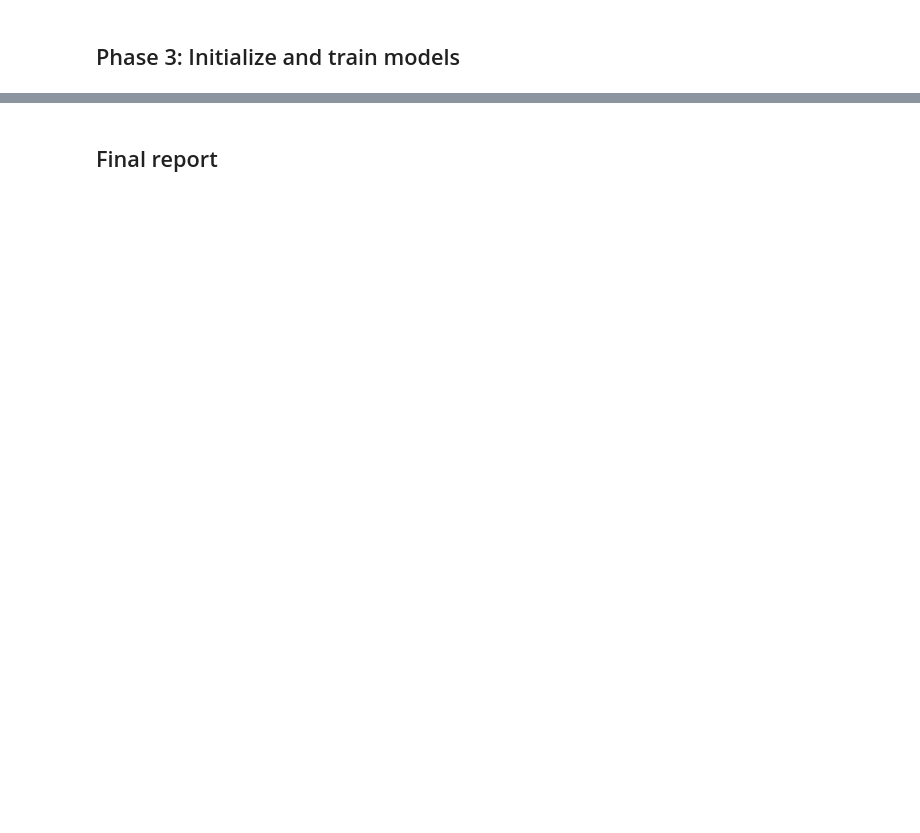
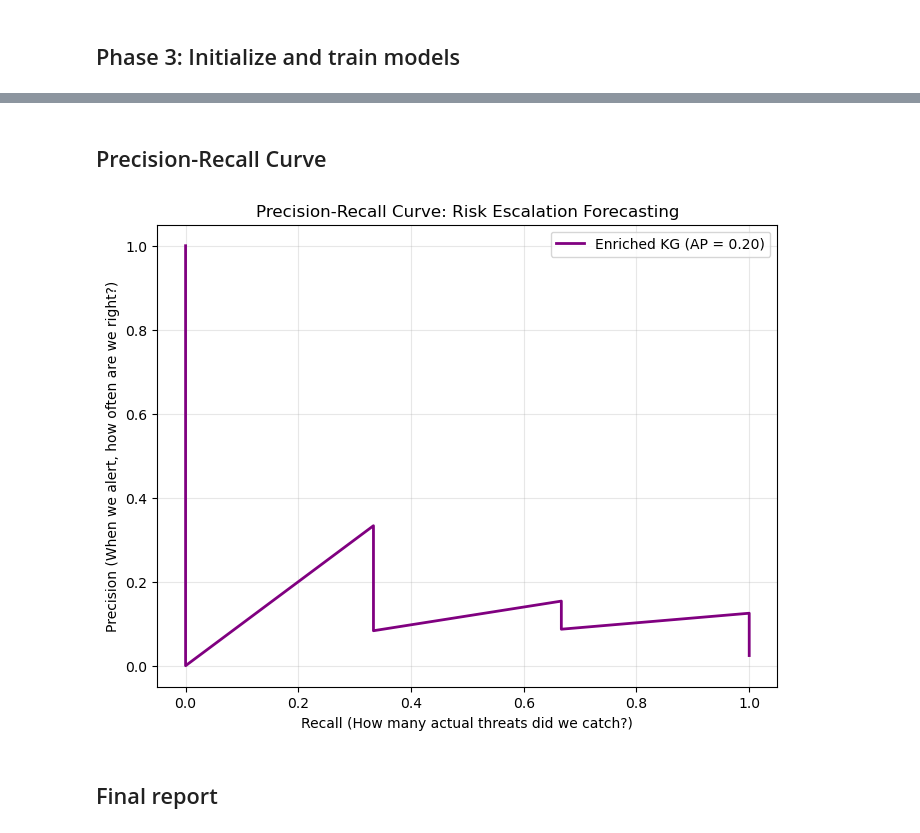
Before and after one commit to mdyagual/sna-for-oms-project, a Jupyter notebook: notebooks/risk_prediction_overview.ipynb, the cells around one changed output, grey strips where cells are left out. Cells and saved outputs as stored; diff of their text form; code cells hidden in the pictures; blank space fills up the shorter version.

```diff
--- a/notebooks/risk_prediction_overview.ipynb
+++ b/notebooks/risk_prediction_overview.ipynb
@@ -116,3 +194,33 @@ Enriched KG  -> AUC: 0.917 | Recall: 0.000
+# %% [markdown]
+## Precision-Recall Curve
+# %%
+from sklearn.metrics import precision_recall_curve, average_precision_score
+import matplotlib.pyplot as plt
+
+# 1. Calculate Precision, Recall, and Average Precision (AP) scores
+# Note: The PR curve inherently uses the raw probabilities (preds_e)
+precision, recall, thresholds_pr = precision_recall_curve(y_true_e_sna, preds_e_sna)
+ap_score = average_precision_score(y_true_e_sna, preds_e_sna)
+
+# 2. Plot the curve
+plt.figure(figsize=(8, 6))
+plt.plot(recall, precision, color='purple', lw=2,
+         label=f'Enriched KG (AP = {ap_score:.2f})')
+
+plt.title('Precision-Recall Curve: Risk Escalation Forecasting')
+plt.xlabel('Recall (How many actual threats did we catch?)')
+plt.ylabel('Precision (When we alert, how often are we right?)')
+plt.legend(loc='upper right')
+plt.grid(True, alpha=0.3)
+plt.xlim([-0.05, 1.05])
+plt.ylim([-0.05, 1.05])
+
+filename_curve_pr = f"precision_recall_curve_{timestamp}.png"
+# Save and show
+plt.savefig(filename_curve_pr, dpi=300, bbox_inches='tight')
+plt.show()
+# %% [output]
+[figure, added]
 # %% [markdown]
 ## Final report
 # %%
```
Also changed, not shown: parts of 8 cells of this notebook.
